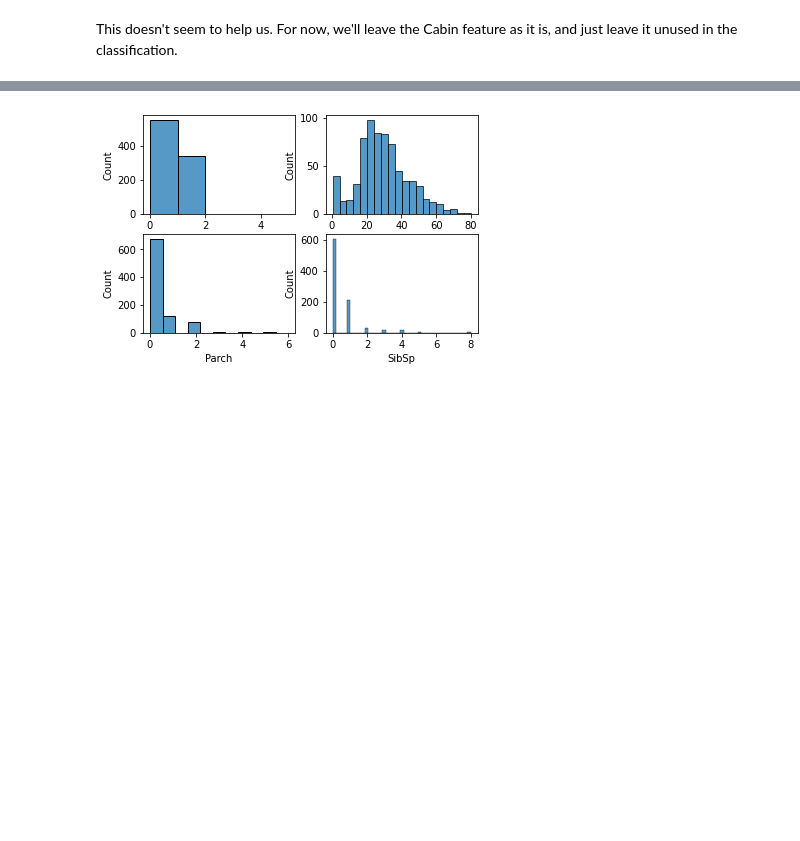
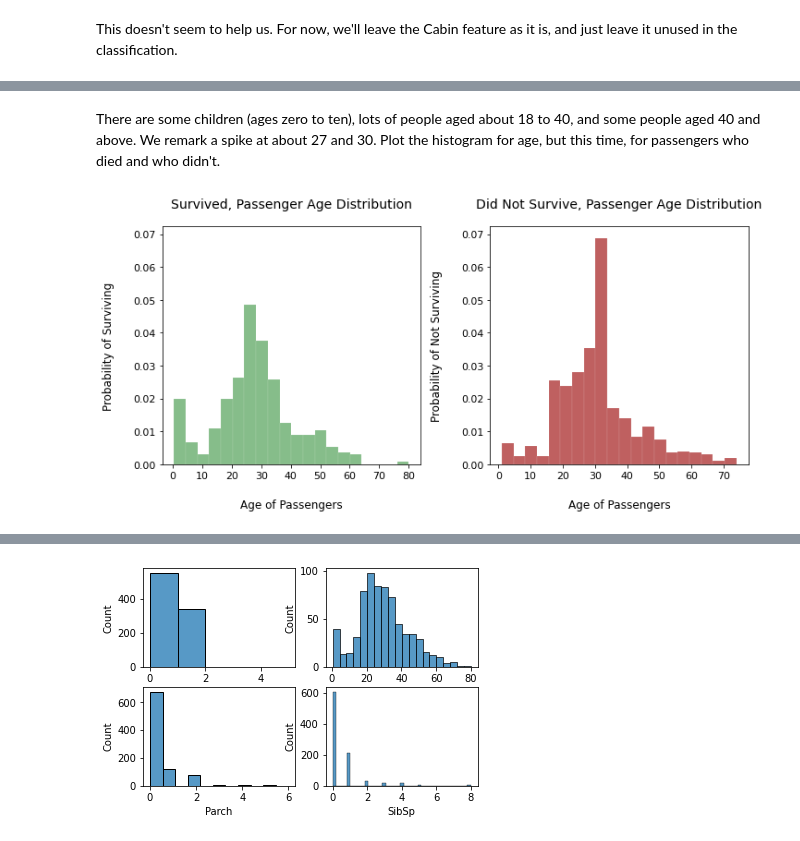
Before and after one commit to pvasudev16/titanic, a Jupyter notebook: titanic.ipynb, the cells around one changed output, grey strips where cells are left out. Saved outputs shown, nothing was run; the diff lists cells and outputs as text; code cells hidden in the pictures; blank space fills up the shorter version.

```diff
--- a/titanic.ipynb
+++ b/titanic.ipynb
@@ -266,0 +364,46 @@ Age is a continuous variable, so let's make a histogram of it.
+# %% [markdown]
+There are some children (ages zero to ten), lots of people aged about 18 to 40, and some people aged 40 and above. We remark a spike at about 27 and 30. Plot the histogram for age, but this time, for passengers who died and who didn't.
+# %%
+fig, (ax1, ax2) = plt.subplots(1,2)
+fig.set_size_inches(
+    FIG_WIDTH_INCHES * 2,
+    FIG_HEIGHT_INCHES
+)
+plot_histogram(
+    axis=ax1,
+    data_frame=train_data[
+        train_data["Survived"]==1
+    ],
+    data_column_string="Age",
+    bins_list=20,
+    colour_string=SURVIVED_COLOUR,
+    xlabel_string="Age of Passengers",
+    ylabel_string="Probability of Surviving",
+    title_string="Survived, Passenger Age Distribution",
+    linewidth_num=0.1,
+    density_flag=True
+)
+
+plot_histogram(
+    axis=ax2,
+    data_frame=train_data[
+        train_data["Survived"]==0
+    ],
+    data_column_string="Age",
+    bins_list=20,
+    colour_string=DID_NOT_SURVIVE_COLOUR,
+    xlabel_string="Age of Passengers",
+    ylabel_string="Probability of Not Surviving",
+    title_string="Did Not Survive, Passenger Age Distribution",
+    linewidth_num=0.1,
+    density_flag=True
+)
+
+# Adjust the x-limits on the first plot to match that of the second
+ax1.set_ylim(
+    ax2.get_ylim()
+)
+plt.tight_layout()
+plt.show()
+# %% [output]
+[figure, added]
```
Also changed, not shown: parts of 14 cells of this notebook.
